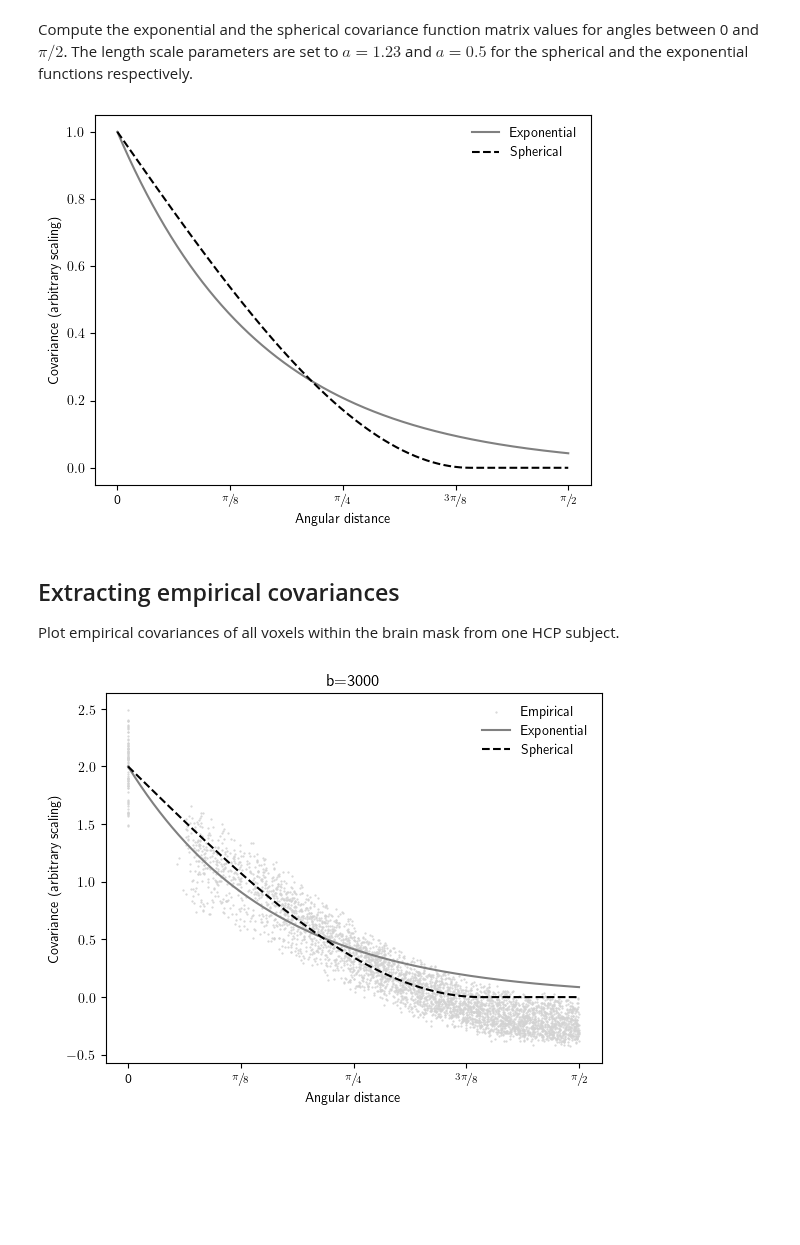
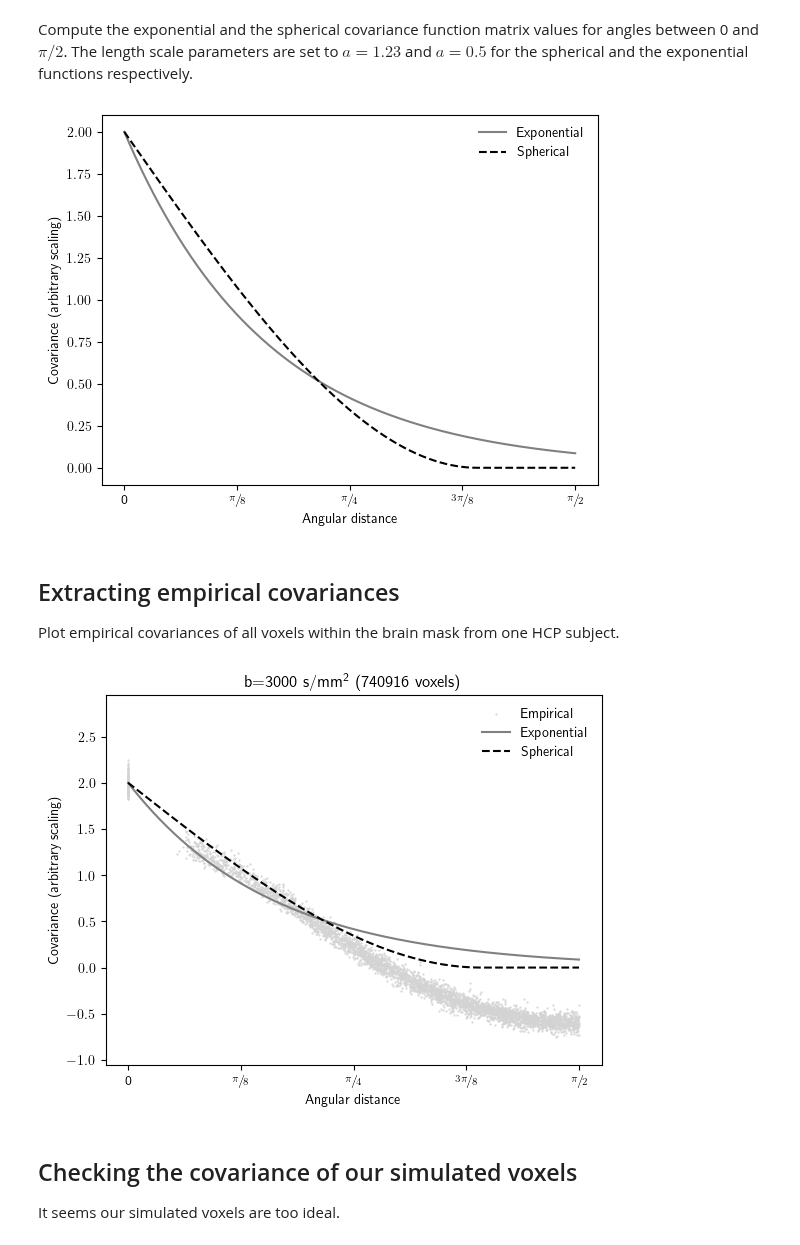
Before and after one commit to nipreps/eddymotion, a Jupyter notebook: docs/notebooks/dmri_covariance.ipynb, the cells around one changed output. Saved outputs shown, nothing was run; the diff lists cells and outputs as text; code cells hidden in the pictures; blank space fills up the shorter version.

Commit message:
enh: check the covariance matrix of simulated data

```diff
--- a/docs/notebooks/dmri_covariance.ipynb
+++ b/docs/notebooks/dmri_covariance.ipynb
@@ -5,10 +5,10 @@ import matplotlib as mpl
 import matplotlib.pyplot as plt
 import numpy as np
 
-from eddymotion.model.dipy import (
-    compute_exponential_covariance,
+from eddymotion.model._sklearn import (
     compute_pairwise_angles,
-    compute_spherical_covariance,
+    exponential_covariance,
+    spherical_covariance,
 )
 
 # Use LaTeX for rendering
@@ -23,6 +23,7 @@ mpl.rcParams["text.latex.preamble"] = "\n".join(
 
 PARAMETER_EXPONENTIAL_a = 0.5
 PARAMETER_SPHERICAL_a = 1.23
+PARAMETER_lambda = 2.0
 # %% [markdown]
 # QA'ing the covariance model implementation
 # %% [markdown]
@@ -32,12 +33,12 @@ Compute the exponential and the spherical covariance function matrix values for
 theta_lin = np.linspace(0, np.pi / 2, num=1000)
 
 # Calculate covariance functions
-cov_exp = compute_exponential_covariance(theta_lin, PARAMETER_EXPONENTIAL_a)
-cov_sph = compute_spherical_covariance(theta_lin, PARAMETER_SPHERICAL_a)
+cov_exp = exponential_covariance(theta_lin, PARAMETER_EXPONENTIAL_a)
+cov_sph = spherical_covariance(theta_lin, PARAMETER_SPHERICAL_a)
 
 # Plot the exponential and spherical model covariances
-plt.plot(theta_lin, cov_exp, "gray", label="Exponential")
-plt.plot(theta_lin, cov_sph, "k--", label="Spherical")
+plt.plot(theta_lin, cov_exp * PARAMETER_lambda, "gray", label="Exponential")
+plt.plot(theta_lin, cov_sph * PARAMETER_lambda, "k--", label="Spherical")
 
 plt.xticks(
     [0.0, np.pi / 8, np.pi / 4, 3 * np.pi / 8, np.pi / 2],
@@ -49,7 +50,7 @@ plt.ylabel("Covariance (arbitrary scaling)")
 
 plt.legend(frameon=False);
 # %% [output]
-[figure, old version]
+[figure, new version]
 # %% [markdown]
 ## Extracting empirical covariances
 
@@ -67,30 +68,43 @@ thetas_emp = compute_pairwise_angles(b3000_vecs, closest_polarity=True)[triu_ind
 # %%
 # Standardize data, calculate covariance & extract upper triangle
 b3000_data = hcpdata["b3000_data"]
-b3000_data -= b3000_data.mean()
-b3000_data /= b3000_data.std()
-# Calculate the covariance matrix and pick upper triangle.
-b3000_cov = np.cov(b3000_data)[triu_indices]
+b3000_data -= b3000_data.mean(0)
+b3000_data /= b3000_data.std(0)
+
+# Calculate the covariance matrix.
+b3000_cov = np.cov(b3000_data)
 # Introduce adjustment factors to make it more similar to Andersson2015's fig. 3.
-b3000_cov = b3000_cov * 4.0 - 2.0
+
+# λ = 2, and scaling factor of 2 in the "arbitrary scaling"
+b3000_cov = b3000_cov * 2.0 * 2.0
+# σ² = 2
+b3000_cov -= np.eye(b3000_cov.shape[0]) * 2.0
+
+# Pick upper triangle.
+b3000_cov = b3000_cov[triu_indices]
 # %%
 plt.scatter(thetas_emp, b3000_cov, s=0.3, c="lightgrey", label="Empirical")
 
 # Plot the exponential and spherical model covariances
 # Scale by a factor of 2 so that it matches Andersson2015's fig. 3.
-plt.plot(theta_lin, cov_exp * 2, "gray", label="Exponential")
-plt.plot(theta_lin, cov_sph * 2, "k--", label="Spherical")
+plt.plot(theta_lin, cov_exp * PARAMETER_lambda, "gray", label="Exponential")
+plt.plot(theta_lin, cov_sph * PARAMETER_lambda, "k--", label="Spherical")
 
 plt.xticks(
     [0.0, np.pi / 8, np.pi / 4, 3 * np.pi / 8, np.pi / 2],
     ["0", r"$\sfrac{\pi}{8}$", r"$\sfrac{\pi}{4}$", r"$\sfrac{3\pi}{8}$", r"$\sfrac{\pi}{2}$"],
 )
 
 plt.xlabel("Angular distance")
 plt.ylabel("Covariance (arbitrary scaling)")
+plt.ylim(-1.05, 2.95)
 
-plt.title("b=3000")
+plt.title(" ".join(("b=3000 s/mm$^\\text{2}$", f"({b3000_data.shape[1]} voxels)")))
 plt.legend(frameon=False)
 plt.savefig("covariance-plot.png", dpi=300, transparent=False, bbox_inches="tight");
 # %% [output]
-[figure, old version]
+[figure, new version]
+# %% [markdown]
+## Checking the covariance of our simulated voxels
+
+It seems our simulated voxels are too ideal.
```
Also changed, not shown: parts of 10 cells of this notebook, 1 other file.
